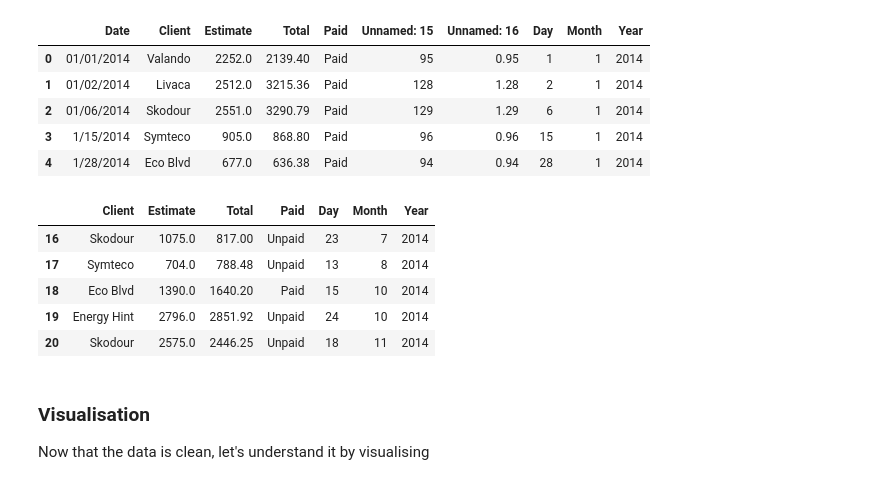
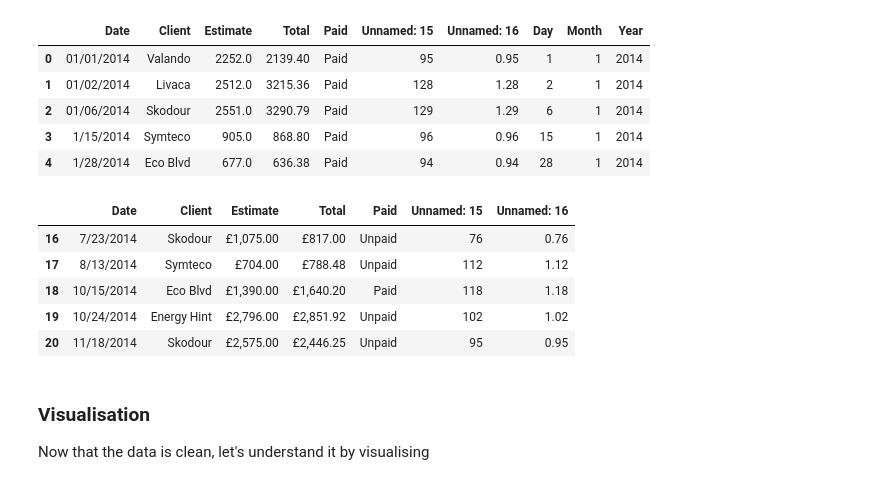
Before and after one commit to wanyu777/Datascience, a Jupyter notebook: Projects/cleaning.ipynb, the cells around one changed output. Drawn from its saved outputs; the diff is of its cells as text; code cells hidden in the pictures.

```diff
--- a/Projects/cleaning.ipynb
+++ b/Projects/cleaning.ipynb
@@ -159,12 +159,12 @@ df_copy1 = df_copy.drop(columns=['Date', 'Unnamed: 15', 'Unnamed: 16'], axis=1)
 # %%
-df_copy1.tail(5)
+df_copy.tail(5)
 # %% [output]
-|  | Client | Estimate | Total | Paid | Day | Month | Year |
-| 16 | Skodour | 1075.0 | 817.00 | Unpaid | 23 | 7 | 2014 |
-| 17 | Symteco | 704.0 | 788.48 | Unpaid | 13 | 8 | 2014 |
-| 18 | Eco Blvd | 1390.0 | 1640.20 | Paid | 15 | 10 | 2014 |
-| 19 | Energy Hint | 2796.0 | 2851.92 | Unpaid | 24 | 10 | 2014 |
-| 20 | Skodour | 2575.0 | 2446.25 | Unpaid | 18 | 11 | 2014 |
+|  | Date | Client | Estimate | Total | Paid | Unnamed: 15 | Unnamed: 16 |
+| 16 | 7/23/2014 | Skodour | £1,075.00 | £817.00 | Unpaid | 76 | 0.76 |
+| 17 | 8/13/2014 | Symteco | £704.00 | £788.48 | Unpaid | 112 | 1.12 |
+| 18 | 10/15/2014 | Eco Blvd | £1,390.00 | £1,640.20 | Paid | 118 | 1.18 |
+| 19 | 10/24/2014 | Energy Hint | £2,796.00 | £2,851.92 | Unpaid | 102 | 1.02 |
+| 20 | 11/18/2014 | Skodour | £2,575.00 | £2,446.25 | Unpaid | 95 | 0.95 |
 # %% [markdown]
 ### Visualisation
 Now that the data is clean, let's understand it by visualising
```
Also changed, not shown: parts of 1 cell of this notebook, 3 other files.
